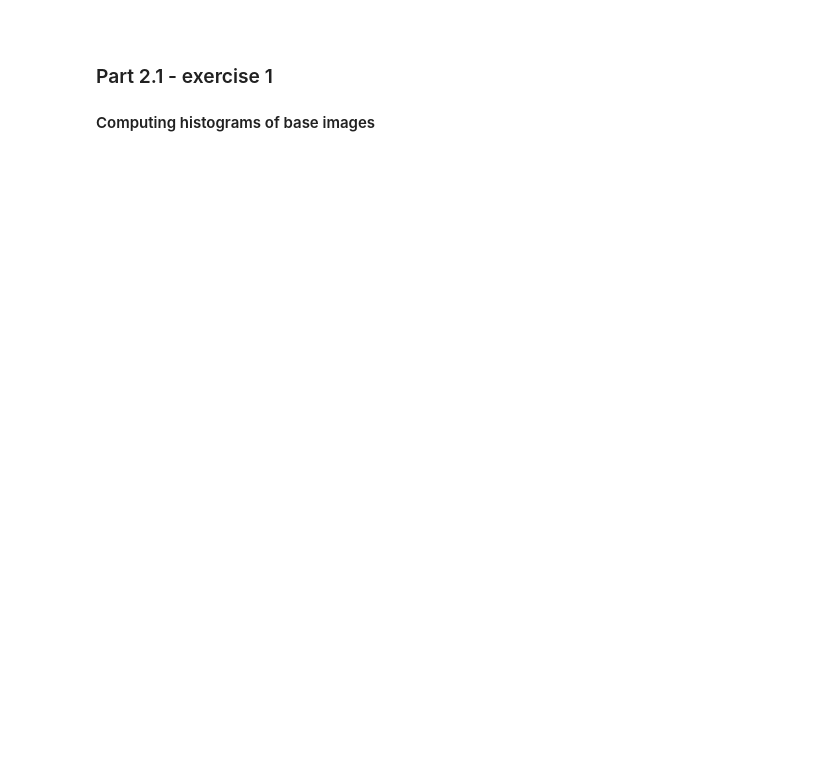
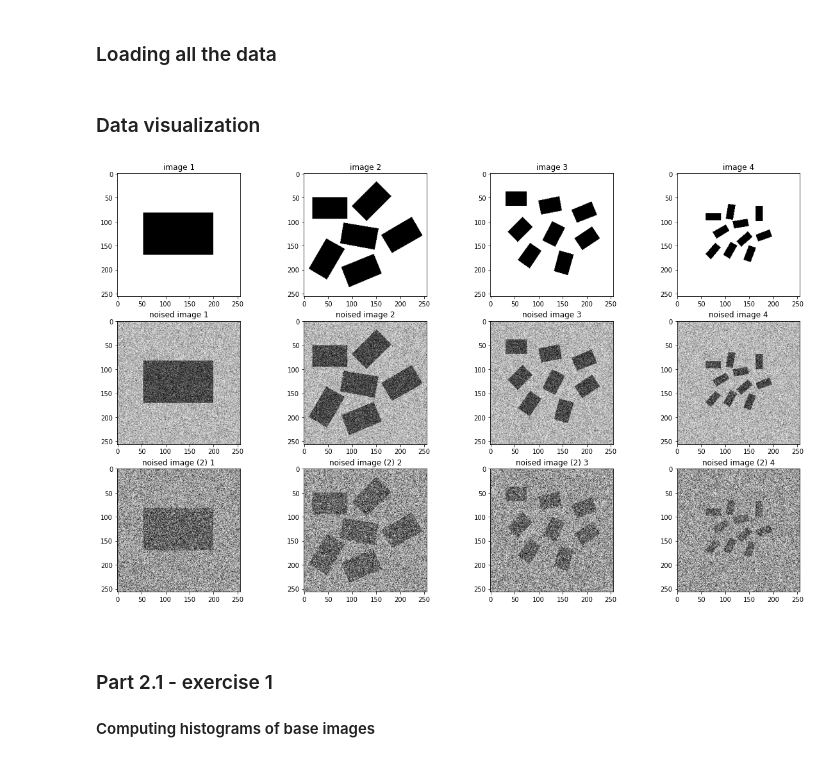
Before and after one commit to eleonoraieronimaki/image_analysis_assignment_2, a Jupyter notebook: assignment2.ipynb, the cells around one changed output. Saved outputs shown, nothing was run; the diff lists cells and outputs as text; code cells hidden in the pictures; blank space fills up the shorter version.

```diff
--- a/assignment2.ipynb
+++ b/assignment2.ipynb
@@ -4,0 +14,2 @@ import matplotlib.pyplot as plt
+# %% [markdown]
+<h3>Loading all the data</h3>
@@ -5,3 +21,36 @@ import matplotlib.pyplot as plt
+# %%
+rect_data = []  # normal images
+rect_a_data = []  # noised images, set 1
+rect_b_data = []  # noised images, set 2
+
+# Load first set of data
+for curr_rect in range(len(rects)):
+    # Load normal images
+    rect1 = dip.ImageReadTIFF(f"data/{rects[curr_rect]}.tif")
+    rect_data.append(rect1)
+
+    # Load noised set 1
+    rect_a = dip.ImageReadTIFF(f"data/{rects_a[curr_rect]}.tif")
+    rect_a_data.append(rect_a)
+
+    # Load noised set 2
+    rect_b = dip.ImageReadTIFF(f"data/{rects_b[curr_rect]}.tif")
+    rect_b_data.append(rect_b)
+# %% [markdown]
+<h3>Data visualization</h3>
+# %%
+fig, axis = plt.subplots(3,4, figsize=(20,12))
+for curr_col in range(len(rects)):
+    axis[0,curr_col].imshow(rect_data[curr_col], cmap='gray')
+    axis[0,curr_col].set_title(f"image {curr_col + 1}")
+
+    axis[1,curr_col].imshow(rect_a_data[curr_col], cmap='gray')
+    axis[1,curr_col].set_title(f"noised image {curr_col + 1}")
+
+    axis[2,curr_col].imshow(rect_b_data[curr_col], cmap='gray')
+    axis[2,curr_col].set_title(f"noised image (2) {curr_col + 1}")
+# %% [output]
+[figure, added]
 # %% [markdown]
 <br/>
 <h3>Part 2.1 - exercise 1 </h3>
```
Also changed, not shown: parts of 20 cells of this notebook.
